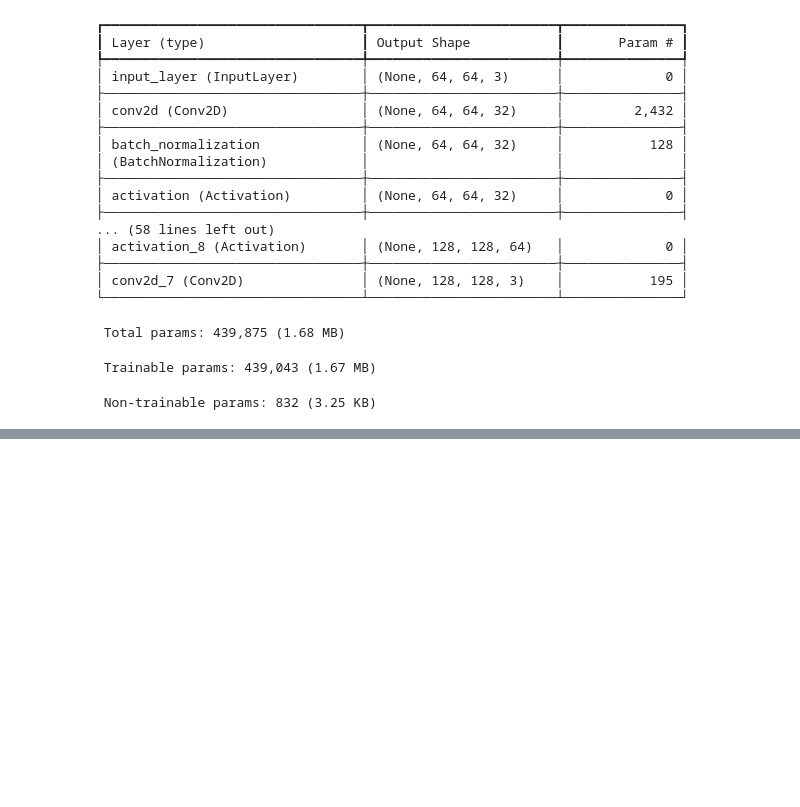
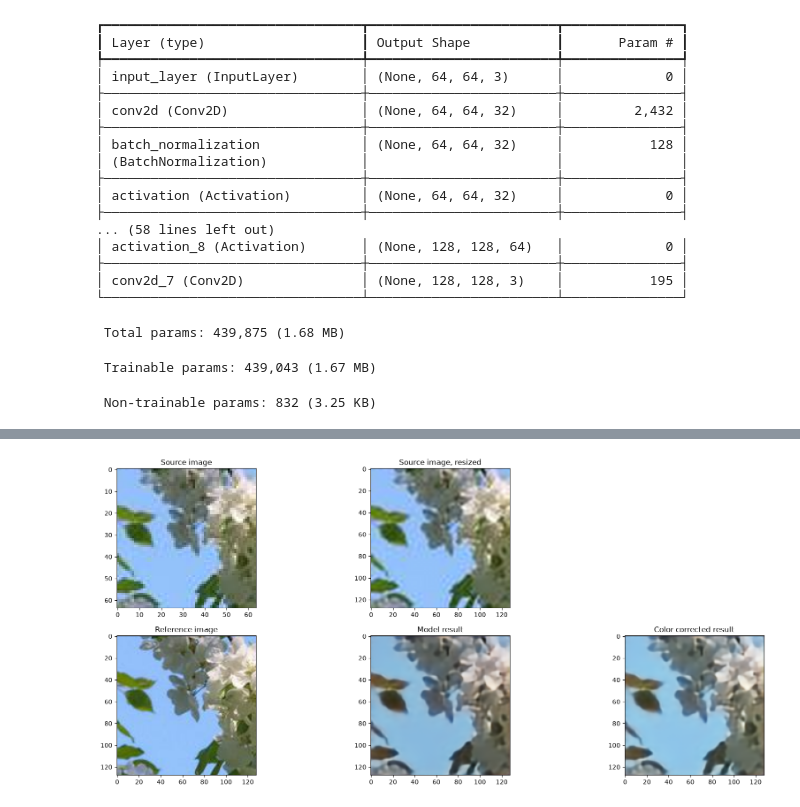
Before and after one commit to andreasvonvogt/cv-course-project, a Jupyter notebook: upscale2x.ipynb, the cells around one changed output, grey strips where cells are left out. Cells and saved outputs as stored; diff of their text form; code cells hidden in the pictures; blank space fills up the shorter version.

```diff
--- a/upscale2x.ipynb
+++ b/upscale2x.ipynb
@@ -147,0 +149,5 @@ visualize_result(model, x, y)
+# %%
+x = cv2.imread(os.path.join(DatasetLocation.ROOT, 'test', '1', '20220419_132620.jpg')).astype(np.float32) / 255
+y = cv2.imread(os.path.join(DatasetLocation.ROOT, 'test', '2', '20220419_132620.jpg')).astype(np.float32) / 255
+visualize_result(model, x, y)
+# %% [output]
@@ -147,0 +155 @@ visualize_result(model, x, y)
+[figure, added]
```
Also changed, not shown: parts of 4 cells of this notebook.
